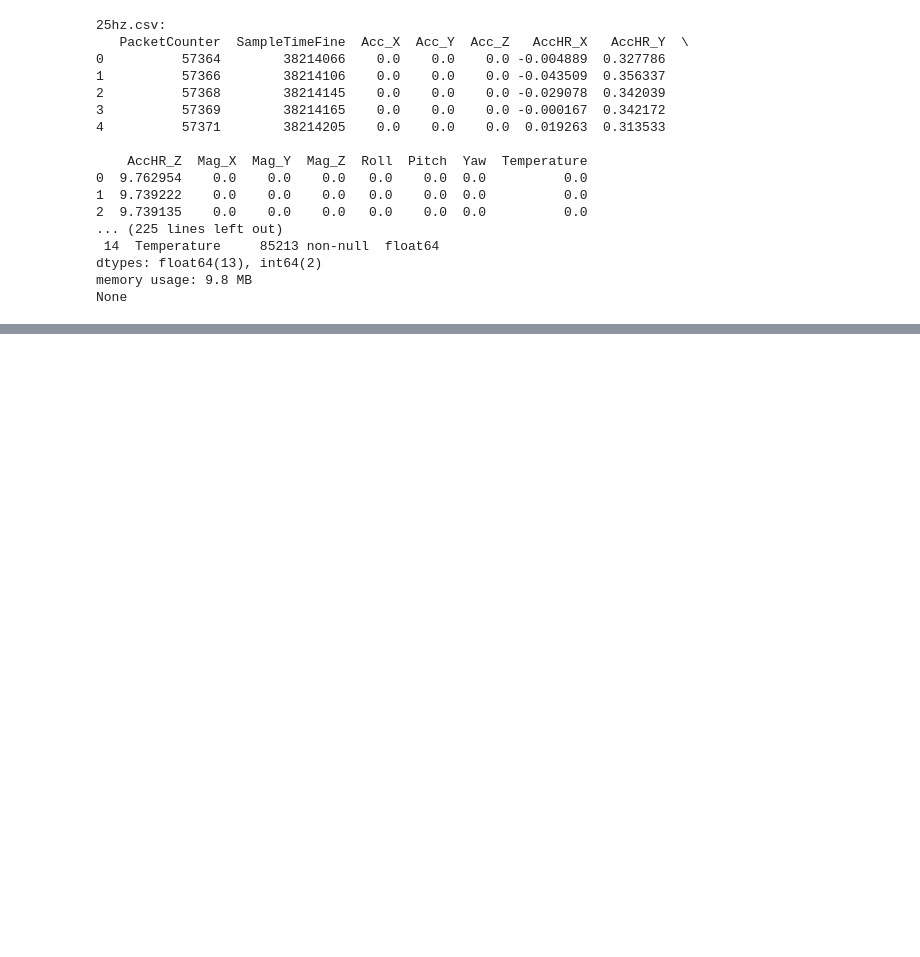
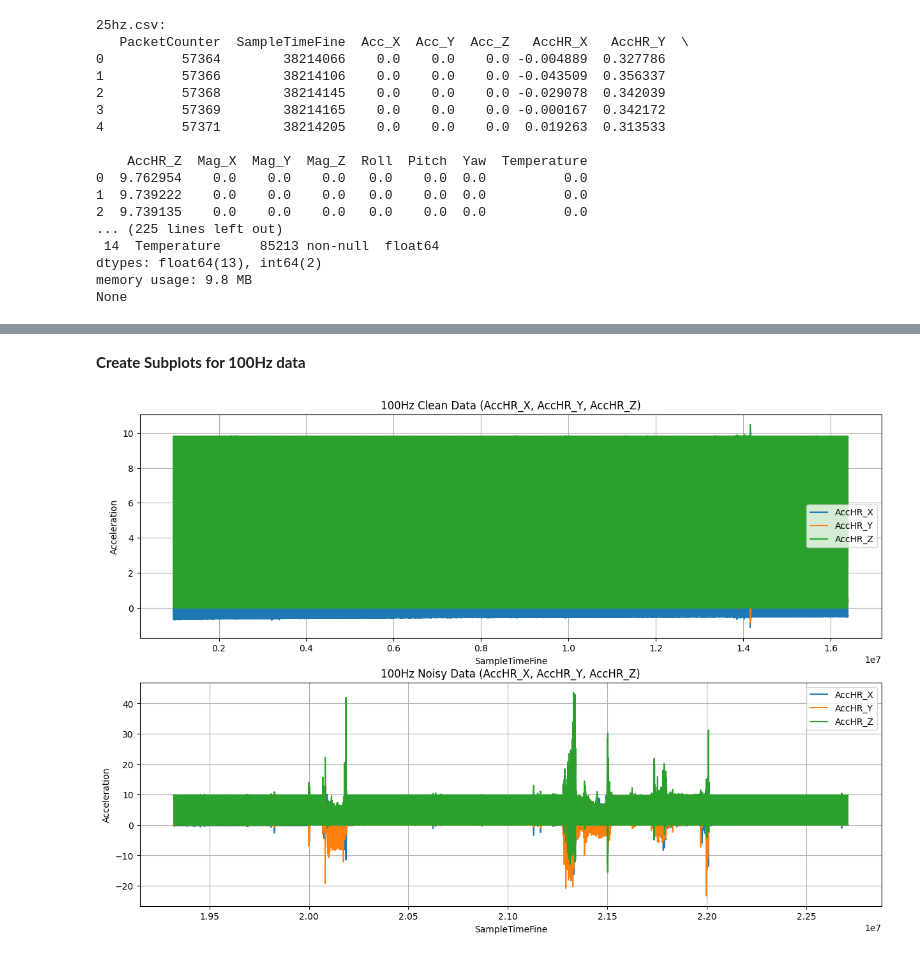
Before and after one commit to Samplergithub769/mtu-xsens-imu-Sensor, a Jupyter notebook: mtu_xsens_imu_Sensor.ipynb, the cells around one changed output, grey strips where cells are left out. Cells and saved outputs as stored; diff of their text form; code cells hidden in the pictures; blank space fills up the shorter version.

```diff
--- a/mtu_xsens_imu_Sensor.ipynb
+++ b/mtu_xsens_imu_Sensor.ipynb
@@ -62,0 +116,26 @@ None
+# %% [markdown]
+**Create Subplots for 100Hz data**
+# %%
+plt.figure(figsize=(15, 10))
+
+plt.subplot(2, 1, 1)
+plt.plot(df_100hz['SampleTimeFine'], df_100hz['AccHR_X'], label='AccHR_X')
+plt.plot(df_100hz['SampleTimeFine'], df_100hz['AccHR_Y'], label='AccHR_Y')
+plt.plot(df_100hz['SampleTimeFine'], df_100hz['AccHR_Z'], label='AccHR_Z')
+plt.title('100Hz Clean Data (AccHR_X, AccHR_Y, AccHR_Z)')
+plt.xlabel('SampleTimeFine')
+plt.ylabel('Acceleration')
+plt.legend()
+plt.grid(True)
+
+plt.subplot(2, 1, 2)
+plt.plot(df_noise_100hz['SampleTimeFine'], df_noise_100hz['AccHR_X'], label='AccHR_X')
+plt.plot(df_noise_100hz['SampleTimeFine'], df_noise_100hz['AccHR_Y'], label='AccHR_Y')
+plt.plot(df_noise_100hz['SampleTimeFine'], df_noise_100hz['AccHR_Z'], label='AccHR_Z')
+plt.title('100Hz Noisy Data (AccHR_X, AccHR_Y, AccHR_Z)')
+plt.xlabel('SampleTimeFine')
+plt.ylabel('Acceleration')
+plt.legend()
+plt.grid(True)
+# %% [output]
+[figure, added]
```
Also changed, not shown: parts of 6 cells of this notebook.
